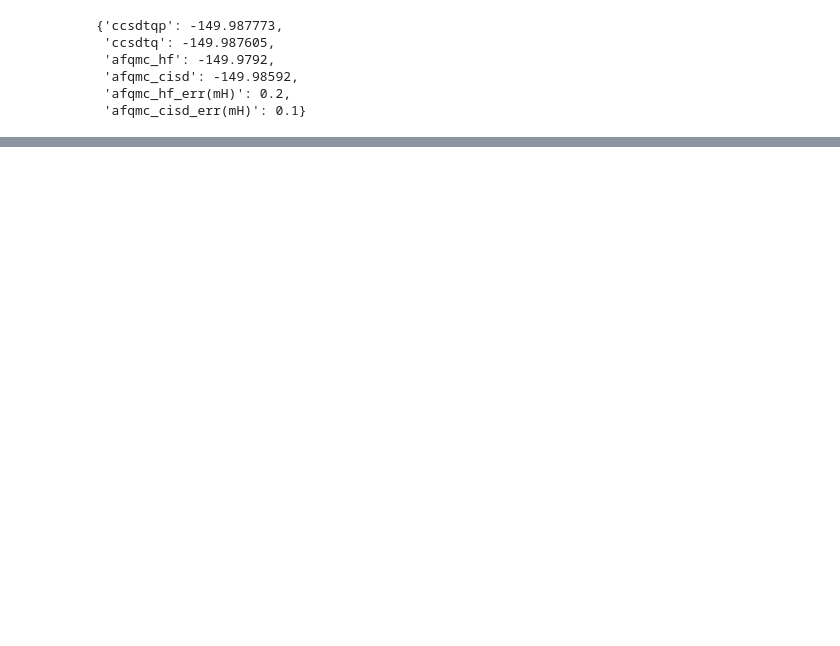
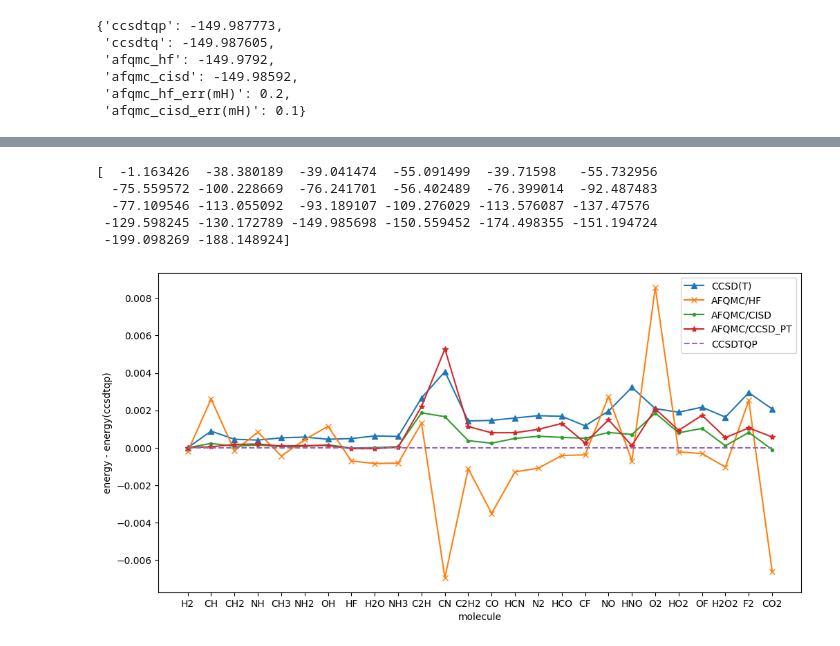
Before and after one commit to zh-yichi/cs_afqmc, a Jupyter notebook: ad_afqmc/cisd_perturb/heat_data.ipynb, the cells around one changed output, grey strips where cells are left out. Cells and saved outputs as stored; diff of their text form; code cells hidden in the pictures; blank space fills up the shorter version.

Commit message:
stable ccsd_pt2_ad

```diff
--- a/ad_afqmc/cisd_perturb/heat_data.ipynb
+++ b/ad_afqmc/cisd_perturb/heat_data.ipynb
@@ -29,3 +29,8 @@ afqmc_hf_stoc_err = data[:, 2] * 1000
 afqmc_cisd = (data[:, 5] - ref) * 1000
 # afqmc_cisd_rmsd = np.sqrt(np.mean((afqmc_cisd) ** 2))
 afqmc_cisd_stoc_err = data[:, 6] *1000
+# %%
+with open("/home/yichi/research/afqmc_cisd_data/heat/ene.dz.txt") as f:
+    for line in f:
+        parts = line.split()
+        print(parts[3])
@@ -52,0 +110,11 @@ data_dic['O2']
+# %%
+for line in my_data.splitlines():
+    if not line.startswith('#'):
+        if len(line) > 0 :
+            mol = line.split()[0]
+            ccsd_t = line.split()[1]
+            afqmc_ccsd_pt = line.split()[2]
+            afqmc_ccsd_pt_err = line.split()[4]
+            data_dic[mol]["ccsd(t)"] = float(ccsd_t)
+            data_dic[mol]["afqmc_ccsd_pt"] = float(afqmc_ccsd_pt)
+            data_dic[mol]["afqmc_ccsd_pt_err(mH)"] = float(afqmc_ccsd_pt_err)*1000
@@ -52,0 +133,34 @@ data_dic['O2']
+# %%
+ccsd_t = []
+ccsdtqp = []
+afqmc_hf = []
+afqmc_cisd = []
+afqmc_ccsd_pt = []
+for mol in mols:
+    ccsd_t = np.hstack((ccsd_t,data_dic[mol]['ccsd(t)']))
+    ccsdtqp = np.hstack((ccsdtqp,data_dic[mol]['ccsdtqp']))
+    afqmc_hf = np.hstack((afqmc_hf,data_dic[mol]['afqmc_hf']))
+    afqmc_cisd = np.hstack((afqmc_cisd,data_dic[mol]['afqmc_cisd']))
+    afqmc_ccsd_pt = np.hstack((afqmc_ccsd_pt,data_dic[mol]['afqmc_ccsd_pt']))
+# %%
+print(afqmc_ccsd_pt)
+# %% [output]
+[  -1.163426  -38.380189  -39.041474  -55.091499  -39.71598   -55.732956
+  -75.559572 -100.228669  -76.241701  -56.402489  -76.399014  -92.487483
+  -77.109546 -113.055092  -93.189107 -109.276029 -113.576087 -137.47576
+ -129.598245 -130.172789 -149.985698 -150.559452 -174.498355 -151.194724
+ -199.098269 -188.148924]
+# %%
+from matplotlib import pyplot as plt
+plt.figure(figsize=(12, 6))
+plt.plot(mols,ccsd_t-ccsdtqp,'^-',label='CCSD(T)')
+plt.plot(mols,afqmc_hf-ccsdtqp,'x-',label='AFQMC/HF')
+plt.plot(mols,afqmc_cisd-ccsdtqp,'.-',label='AFQMC/CISD')
+plt.plot(mols,afqmc_ccsd_pt-ccsdtqp,'*-',label='AFQMC/CCSD_PT')
+plt.plot(mols,[0]*len(mols),'--',label='CCSDTQP')
+plt.xlabel('molecule')
+plt.ylabel('energy - energy(ccsdtqp)')
+plt.legend()
+plt.show()
+# %% [output]
+[figure, added]
```
Also changed, not shown: parts of 6 cells of this notebook, 9 other files.
